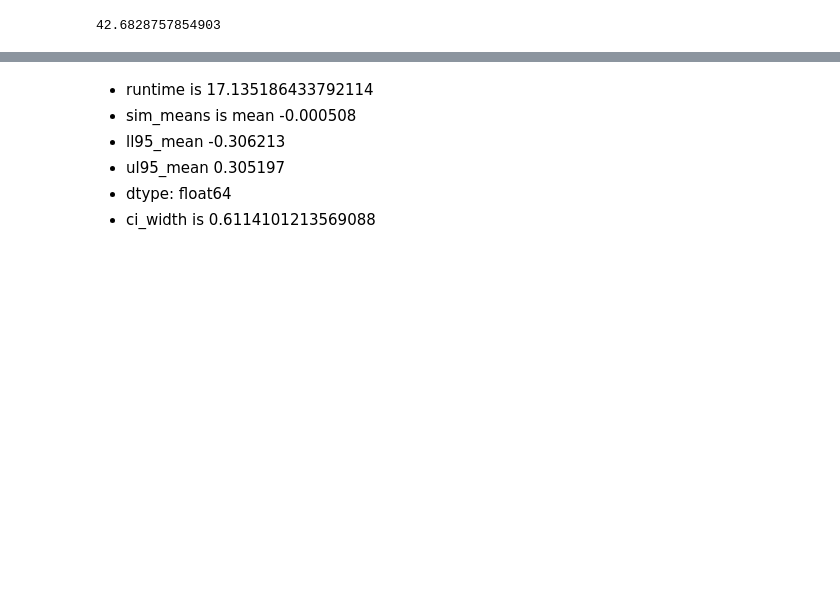
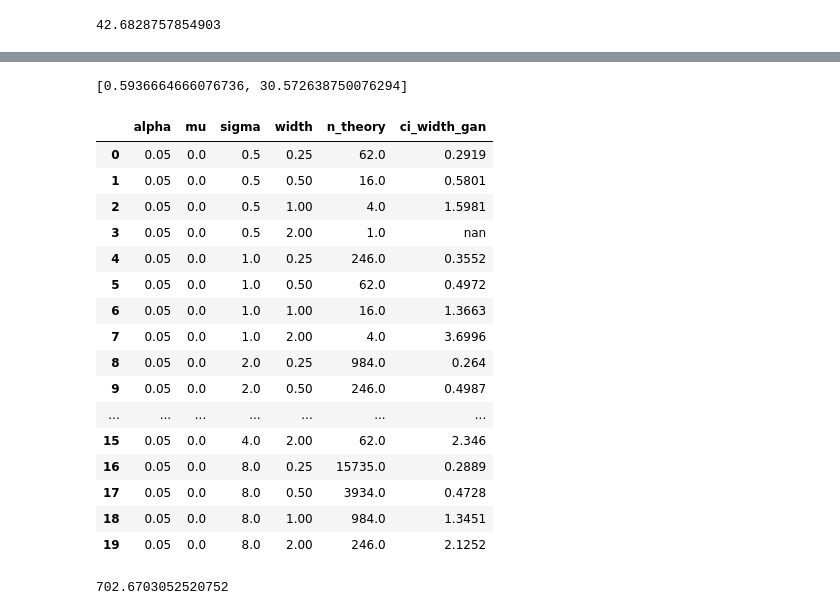
Before and after one commit to bettytan123/Sample-Size-Calculation, a Jupyter notebook: Python_SampleSize_ConfidenceInterval_ContinuousMean.ipynb, the cells around one changed output, grey strips where cells are left out. Saved outputs shown, nothing was run; the diff lists cells and outputs as text; code cells hidden in the pictures; blank space fills up the shorter version.

```diff
--- a/Python_SampleSize_ConfidenceInterval_ContinuousMean.ipynb
+++ b/Python_SampleSize_ConfidenceInterval_ContinuousMean.ipynb
@@ -298,7 +838,0 @@ ci_width is 0.5922695625321005
-# %% [markdown]
-- runtime is 17.135186433792114
-- sim_means is mean        -0.000508
-- ll95_mean   -0.306213
-- ul95_mean    0.305197
-- dtype: float64
-- ci_width is 0.6114101213569088
@@ -305,3 +899,76 @@ ci_width is 0.5922695625321005
+# %%
+##
+## WARNING...notice very subtle difference between pop_n and sim_n
+##
+## "sim_n" should be set to size of theoretical sample size needed to obtain CI of expected width, given SD/alpha/mean
+##
+## "pop_n" can vary...larger values mean GAN parent dist is more likely converge in dist to population model, smaller values reduce likelihood convergence in dist
+##     --- larger values can also substantially increase training time for the GAN model
+##
+
+t0 = time()
+
+tmp = norm_ci_samp_size_gan(pop_n=1000,
+                      pop_mu=0,
+                      pop_sd=1,
+                      sim_n=int(np.ceil(samp_size_cont_ci(alpha=0.05, width=0.6, sigma=1))),
+                      n_rep=1000)
+
+t1 = time()
+
+[tmp, t1-t0]
+# %% [output]
+[0.5936664666076736, 30.572638750076294]
+# %%
+## Loop over theoretical table, to use simulation to understand relationship between (n, mu, std, n_rep) etc.
+samp_size_gan_list = []
+
+## 1000 simulation replicates; reduces computational burden
+n_rep = 1000
+
+t0 = time()
+
+for i in np.arange(samp_size_theory_df.shape[0]):
+    ## Compute sample size at particular parameter condiguration
+    ci_width = norm_ci_samp_size_gan(pop_n=1000,
+                      pop_mu=samp_size_theory_df.loc[i, 'mu'],
+                      pop_sd=samp_size_theory_df.loc[i, 'sigma'],
+                      sim_n=int(float(samp_size_theory_df.loc[i, 'n_theory'])),
+                      n_rep=n_rep)
+    ## Round to largest integer
+    ci_width_ = str(np.round(ci_width,4))
+    ## Append sample size to list
+    samp_size_gan_list.append(ci_width_)
+
+t1 = time()
+gan_time = t1-t0
+
+## Compile results into dataFrame
+samp_size_gan_df = pd.concat([samp_size_theory_df, pd.Series(samp_size_gan_list)], axis=1)
+samp_size_gan_df.columns = ['alpha','mu','sigma','width','n_theory','ci_width_gan']
+samp_size_gan_df
+# %% [output]
+|  | alpha | mu | sigma | width | n_theory | ci_width_gan |
+| 0 | 0.05 | 0.0 | 0.5 | 0.25 | 62.0 | 0.2919 |
+| 1 | 0.05 | 0.0 | 0.5 | 0.50 | 16.0 | 0.5801 |
+| 2 | 0.05 | 0.0 | 0.5 | 1.00 | 4.0 | 1.5981 |
+| 3 | 0.05 | 0.0 | 0.5 | 2.00 | 1.0 | nan |
+| 4 | 0.05 | 0.0 | 1.0 | 0.25 | 246.0 | 0.3552 |
+| 5 | 0.05 | 0.0 | 1.0 | 0.50 | 62.0 | 0.4972 |
+| 6 | 0.05 | 0.0 | 1.0 | 1.00 | 16.0 | 1.3663 |
+| 7 | 0.05 | 0.0 | 1.0 | 2.00 | 4.0 | 3.6996 |
+| 8 | 0.05 | 0.0 | 2.0 | 0.25 | 984.0 | 0.264 |
+| 9 | 0.05 | 0.0 | 2.0 | 0.50 | 246.0 | 0.4987 |
+| ... | ... | ... | ... | ... | ... | ... |
+| 15 | 0.05 | 0.0 | 4.0 | 2.00 | 62.0 | 2.346 |
+| 16 | 0.05 | 0.0 | 8.0 | 0.25 | 15735.0 | 0.2889 |
+| 17 | 0.05 | 0.0 | 8.0 | 0.50 | 3934.0 | 0.4728 |
+| 18 | 0.05 | 0.0 | 8.0 | 1.00 | 984.0 | 1.3451 |
+| 19 | 0.05 | 0.0 | 8.0 | 2.00 | 246.0 | 2.1252 |
+# %%
+gan_time
+# %% [output]
+702.6703052520752
 # %%
 ##############################################
 ##
```
Also changed, not shown: parts of 39 cells of this notebook.
